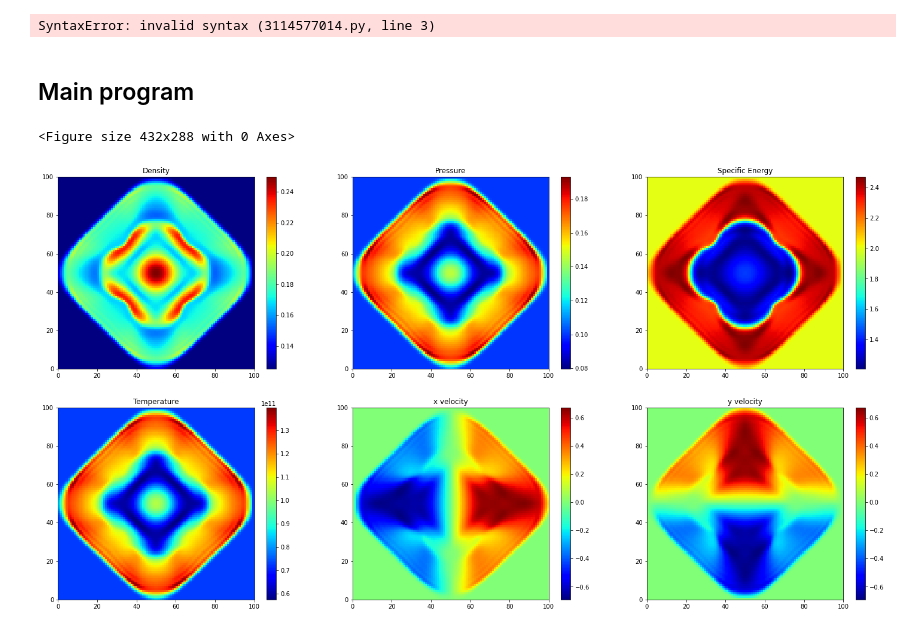
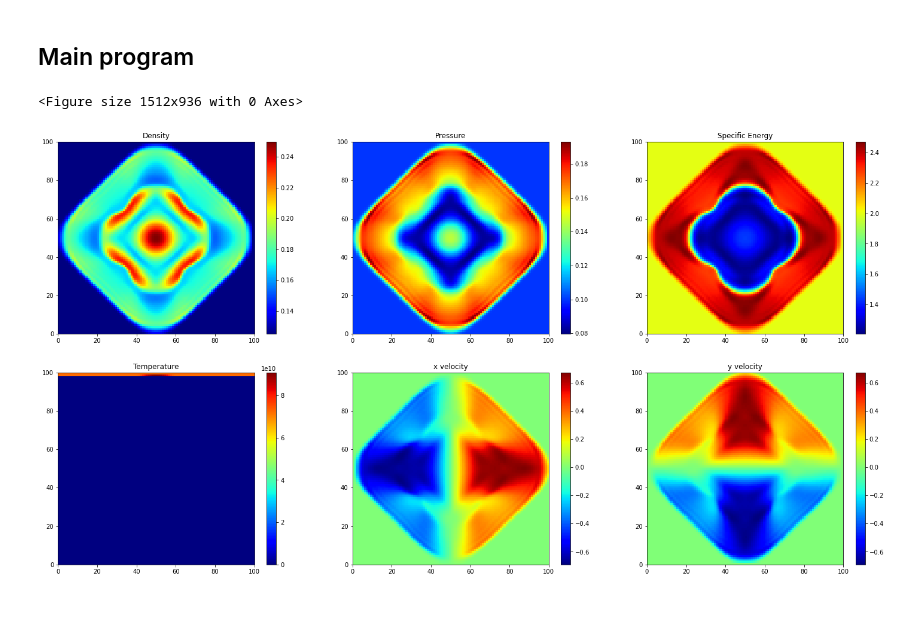
Before and after one commit to changhyun-cho/astrophysics, a Jupyter notebook: hydrodynamics/Testing 2D Hydrocode.ipynb, the cells around one changed output. Cells and saved outputs as stored; diff of their text form; code cells hidden in the pictures.

Commit message:
put radiation transport calculation (but not complete)

```diff
--- a/hydrodynamics/Testing 2D Hydrocode.ipynb
+++ b/hydrodynamics/Testing 2D Hydrocode.ipynb
@@ -653,7 +654,7 @@ def evolution_1d(tmax):
 #plt.pause(0.1)
 # %%
 def rad_obtain_R():
-    global R
+    global R, nx
 
     R = np.zeros([nx+2*ng,nx+2*ng],dtype=np.float64)
 
@@ -661,7 +662,3 @@ def rad_obtain_R():
         for j in range(ilo,ihi):
             R[k,j] = 1./((T[k,j]+T[k-1,j])*(rho[k,j]+rho[k-1,j])*kappa)*(T[k,j]-T[k-1,j])/dy
     apply_BCs(R)
-
-rad_solve_R()
-
-print(R, np.min(R), np.max(R))
@@ -765,29 +702,20 @@ print(A,B,C)
 # %%
-## practice radiation transport consider only vertical way
+# practice radiation transport consider only vertical way
+def rad_transport():
 
-# def rad_transport():
+    rad_obtain_R()
+    rad_obtain_lamda()
+    rad_obtain_D()
 
+    # make a tridiagonal matrix
+    for j in range(ilo,ihi):
 
-# calculate R
+        rad_get_ABC(j)
+        T_old = T[ilo:ihi,j]
+        T_new = TDMASolve(A,B,C,T_old)
 
-# calculate lamda
+        for l in range(len(T_new)):
+            T[l,j] = T_new[l]
 
-delta = dt/(dy*dy)
-
-lamda[k,j] = (2.+R[k,j])/(6.+3.*R[k,j]+R[k,j]*R[k,j])
-
-
-# just one index would be enough for the matrix
-A = -1.*delta*D[k,j]
-B = 1. + delta*(D[k+1,j]+D[k,j])
-C = -1.*delta*D[k+1,j]
-
-
-# make a tridiagonal matrix
-
-MATRX * T_NEW = T_OLD
-
-#then now I can solve it using the matrix solver
+    apply_BCs(T)
-# %% [output]
-SyntaxError: invalid syntax (3114577014.py, line 3)
 # %%
@@ -816,35 +745,37 @@ def TDMASolve(a, b, c, d):
 # setup the grid
 setup_grid()
 
 fill_ICs(type="1+1d shock") #1+1d shock
 tmax = 300
 #evolution_2d(tmax)
 #evolution_1d(tmax)
 
 for i in range(tmax):
 
     timestep()
 #    print(dt)
 
     #solve_source()
     s_update_velocity()
     s_update_energy()
     s_apply_artificial_viscosity()
 
     #solve_advection()
     ad_obtain_avg()
     ad_update_density()
     ad_update_energy()
     ad_get_momentum()
     ad_update_momentum()
     ad_update_velocity()
     ad_update_temperature()
 
+    rad_transport()
+
 colormaps()
 #total_plots()
 # %% [output]
-<Figure size 432x288 with 0 Axes>
+<Figure size 1512x936 with 0 Axes>
-[figure, old version]
+[figure, new version]
 # %%
 total_plots()
 # %% [output]
```
Also changed, not shown: parts of 7 cells of this notebook, 2 other files.
